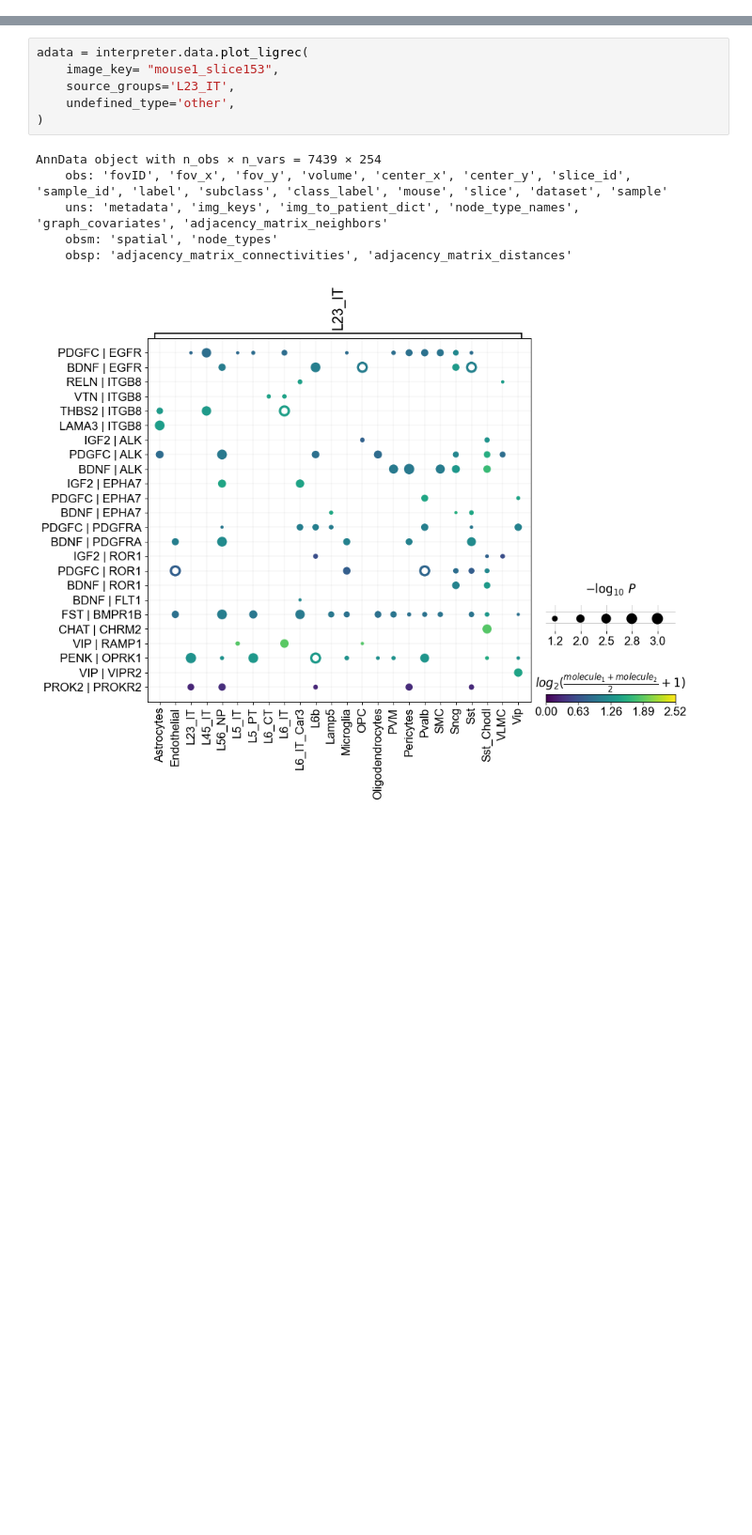
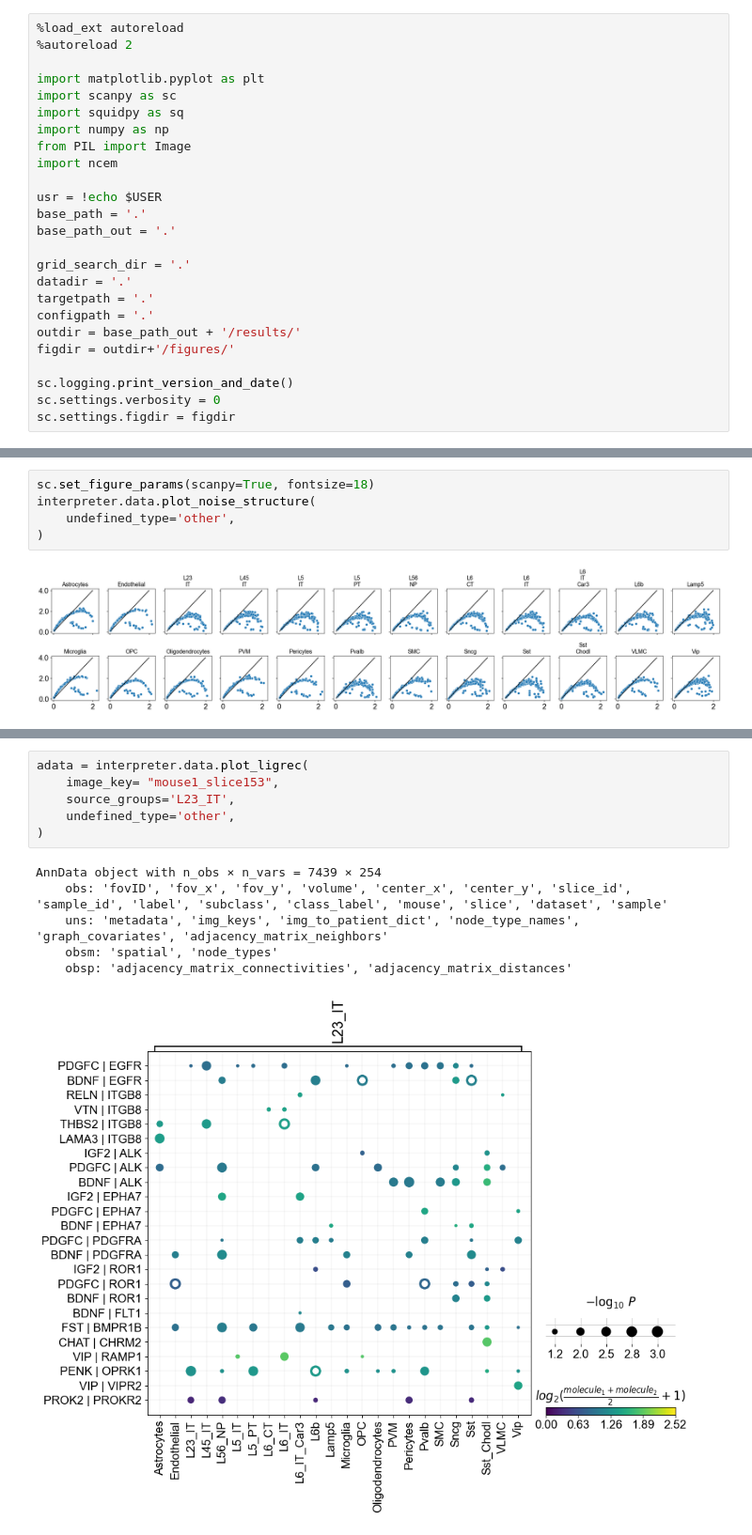
Before and after one commit to theislab/ncem_benchmarks, a Jupyter notebook: notebooks/data_exploration.ipynb, the cells around one changed output, grey strips where cells are left out. Shown at 94% size. Drawn from its saved outputs; the diff is of its cells as text; blank space fills up the shorter version.

```diff
--- a/notebooks/data_exploration.ipynb
+++ b/notebooks/data_exploration.ipynb
@@ -7,0 +1,25 @@ interpreter = ncem.interpretation.interpreter.InterpreterGraph()
+# %%
+%load_ext autoreload
+%autoreload 2
+
+import matplotlib.pyplot as plt
+import scanpy as sc
+import squidpy as sq
+import numpy as np
+from PIL import Image
+import ncem
+
+usr = !echo $USER
+base_path = '.'
+base_path_out = '.'
+
+grid_search_dir = '.'
+datadir = '.'
+targetpath = '.'
+configpath = '.'
+outdir = base_path_out + '/results/'
+figdir = outdir+'/figures/'
+
+sc.logging.print_version_and_date()
+sc.settings.verbosity = 0
+sc.settings.figdir = figdir
@@ -37,0 +79,7 @@ adata_test.uns['metadata']
+# %%
+sc.set_figure_params(scanpy=True, fontsize=18)
+interpreter.data.plot_noise_structure(
+    undefined_type='other',
+)
+# %% [output]
+[figure, added]
```
Also changed, not shown: parts of 46 cells of this notebook.
